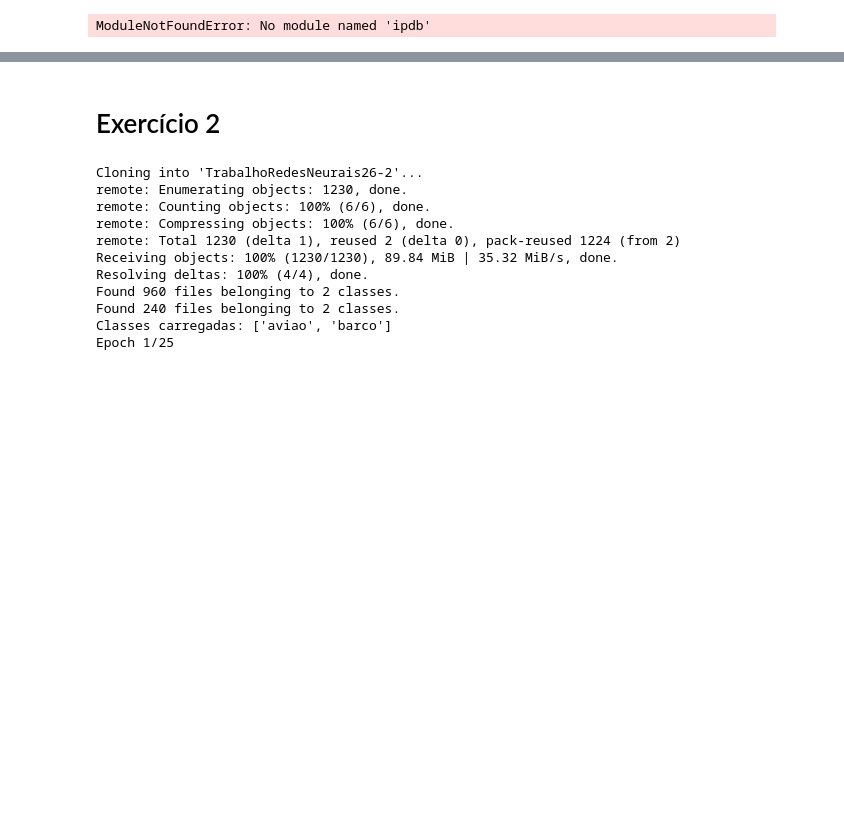
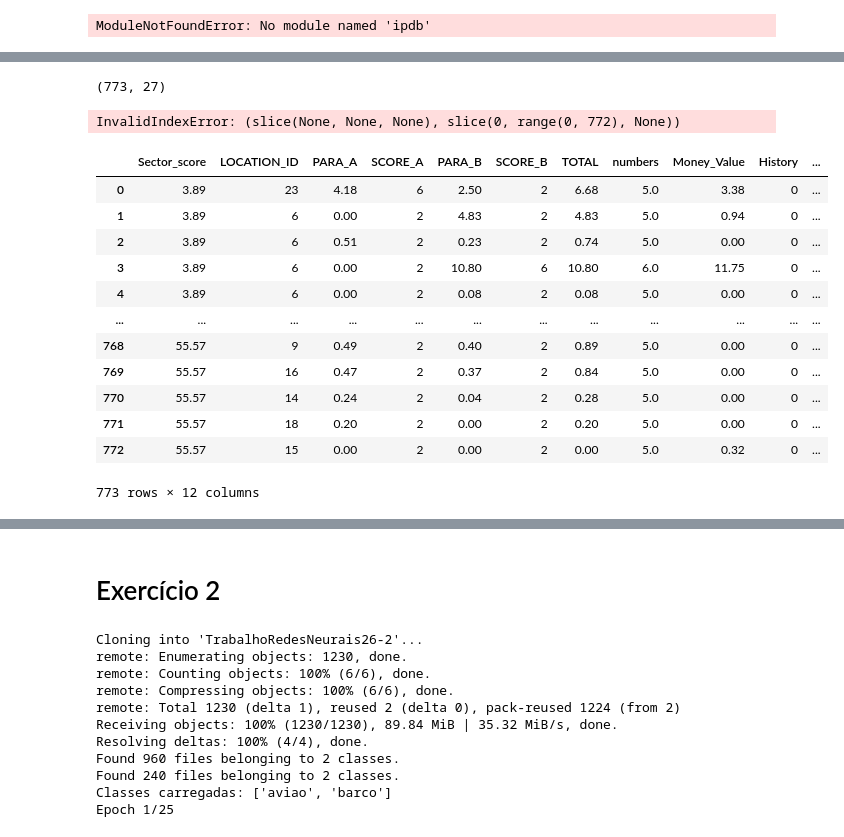
Before and after one commit to adrianfelsky/TrabalhoRedesNeurais26-2, a Jupyter notebook: Trabalho_Redes_Neurais_(Yan_e_Adrian).ipynb, the cells around one changed output, grey strips where cells are left out. Cells and saved outputs as stored; diff of their text form; code cells hidden in the pictures; blank space fills up the shorter version.

```diff
--- a/Trabalho_Redes_Neurais_(Yan_e_Adrian).ipynb
+++ b/Trabalho_Redes_Neurais_(Yan_e_Adrian).ipynb
@@ -155,23 +161,23 @@ import matplotlib.pyplot as plt
 # URL raw do arquivo audit_risk.csv no GitHub
 # audit_risk_url = 'https://raw.githubusercontent.com/adrianfelsky/TrabalhoRedesNeurais26-2/main/exercicio1/audit_data/audit_risk_TESTELEITURA4.csv'
 # trial_url = 'https://raw.githubusercontent.com/adrianfelsky/TrabalhoRedesNeurais26-2/main/exercicio1/audit_data/trial_correcao.csv'
+# Carregando o dataset
+#audit_risk = pd.read_csv(audit_risk_url)
+#trial = pd.read_csv(trial_url)
+#
+#print("\nDataset audit_risk:")
+#print(audit_risk)
+#
+#print("\nDataset trial:")
+#print(trial)
 
 
 # --------- TREINAMENTO ---------------------------------
-# Carregando o dataset
-audit_risk = pd.read_csv(audit_risk_url)
-trial = pd.read_csv(trial_url)
-
-print("\nDataset audit_risk:")
-print(audit_risk)
-
-print("\nDataset trial:")
-print(trial)
 
 # Fazendo o pré-processamento dos dados, para todos estarem entre 0 e 1
 scaler = MinMaxScaler(feature_range=(0, 1))
-audit_dataset_norm = Normalizer().fit(audit_risk)
-audit_dataset = scaler.fit_transform(audit_dataset_norm)
+#audit_dataset_norm = Normalizer().fit(audit_risk)
+audit_dataset = scaler.fit_transform(audit_risk)#audit_dataset_norm)
 
 
 
@@ -193,10 +199,11 @@ print("predval: ", predVal)
 trueVal = [0.0 for i in range(len(trial[0]))]
 print("trueVal: ", trueVal)
 
+trueVal[i] = trial[:, 26]
 
 for i in range(len(trial)-1):
  predVal[i] = predict(trial[i],w)
- trueVal[i] = trial[i][len(trial[i])-1]
+
 
 
 print("predval: ", predVal)
@@ -295,0 +244,53 @@ array([[0.35294118, 0.74371859, 0.59016393, ..., 0.23441503, 0.48333333,
+# %%
+import tensorflow as tf
+from tensorflow import keras
+from keras.models import Sequential
+from keras.layers import Dense
+from keras import optimizers
+from keras import layers
+from keras import regularizers
+
+import numpy as np
+from numpy import loadtxt
+
+from sklearn import metrics
+from sklearn.metrics import confusion_matrix
+from sklearn.metrics import accuracy_score
+from sklearn.metrics import precision_score
+from sklearn.metrics import recall_score
+from sklearn.metrics import f1_score
+from sklearn.preprocessing import MinMaxScaler
+from sklearn.model_selection import train_test_split
+from sklearn.metrics import mean_absolute_error
+from sklearn.metrics import mean_absolute_percentage_error
+from sklearn.model_selection import KFold
+import pandas as pd
+import keras
+
+#separando o dataset de treino em inputs (parâmetros) e outputs (saídas):
+print(audit_risk.shape) # output --> "(773, 27)"
+
+X = audit_risk[:, 0:26]
+Y = audit_risk[:, 26]
+
+#print(X)
+#print(Y)
+# %% [output]
+(773, 27)
+InvalidIndexError: (slice(None, None, None), slice(0, range(0, 772), None))
+# %%
+audit_risk
+# %% [output]
+|  | Sector_score | LOCATION_ID | PARA_A | SCORE_A | PARA_B | SCORE_B | TOTAL | numbers | Money_Value | History | ... |
+| 0 | 3.89 | 23 | 4.18 | 6 | 2.50 | 2 | 6.68 | 5.0 | 3.38 | 0 | ... |
+| 1 | 3.89 | 6 | 0.00 | 2 | 4.83 | 2 | 4.83 | 5.0 | 0.94 | 0 | ... |
+| 2 | 3.89 | 6 | 0.51 | 2 | 0.23 | 2 | 0.74 | 5.0 | 0.00 | 0 | ... |
+| 3 | 3.89 | 6 | 0.00 | 2 | 10.80 | 6 | 10.80 | 6.0 | 11.75 | 0 | ... |
+| 4 | 3.89 | 6 | 0.00 | 2 | 0.08 | 2 | 0.08 | 5.0 | 0.00 | 0 | ... |
+| ... | ... | ... | ... | ... | ... | ... | ... | ... | ... | ... | ... |
+| 768 | 55.57 | 9 | 0.49 | 2 | 0.40 | 2 | 0.89 | 5.0 | 0.00 | 0 | ... |
+| 769 | 55.57 | 16 | 0.47 | 2 | 0.37 | 2 | 0.84 | 5.0 | 0.00 | 0 | ... |
+| 770 | 55.57 | 14 | 0.24 | 2 | 0.04 | 2 | 0.28 | 5.0 | 0.00 | 0 | ... |
+| 771 | 55.57 | 18 | 0.20 | 2 | 0.00 | 2 | 0.20 | 5.0 | 0.00 | 0 | ... |
+| 772 | 55.57 | 15 | 0.00 | 2 | 0.00 | 2 | 0.00 | 5.0 | 0.32 | 0 | ... |
+773 rows × 12 columns
```
Also changed, not shown: parts of 7 cells of this notebook.
